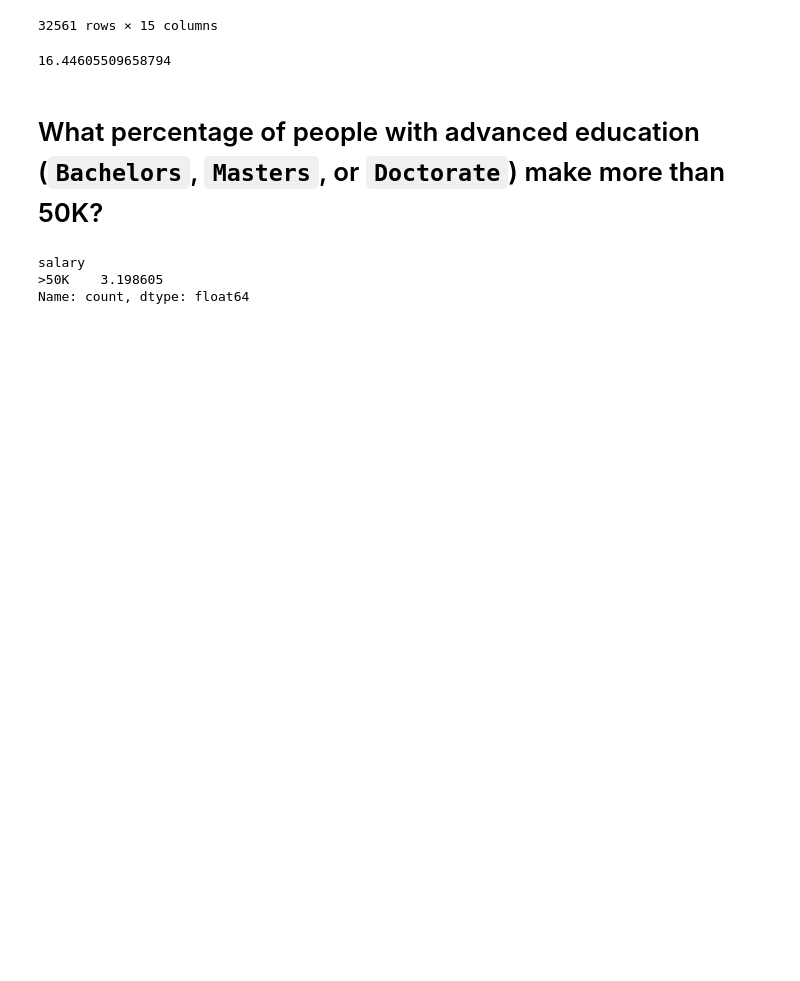
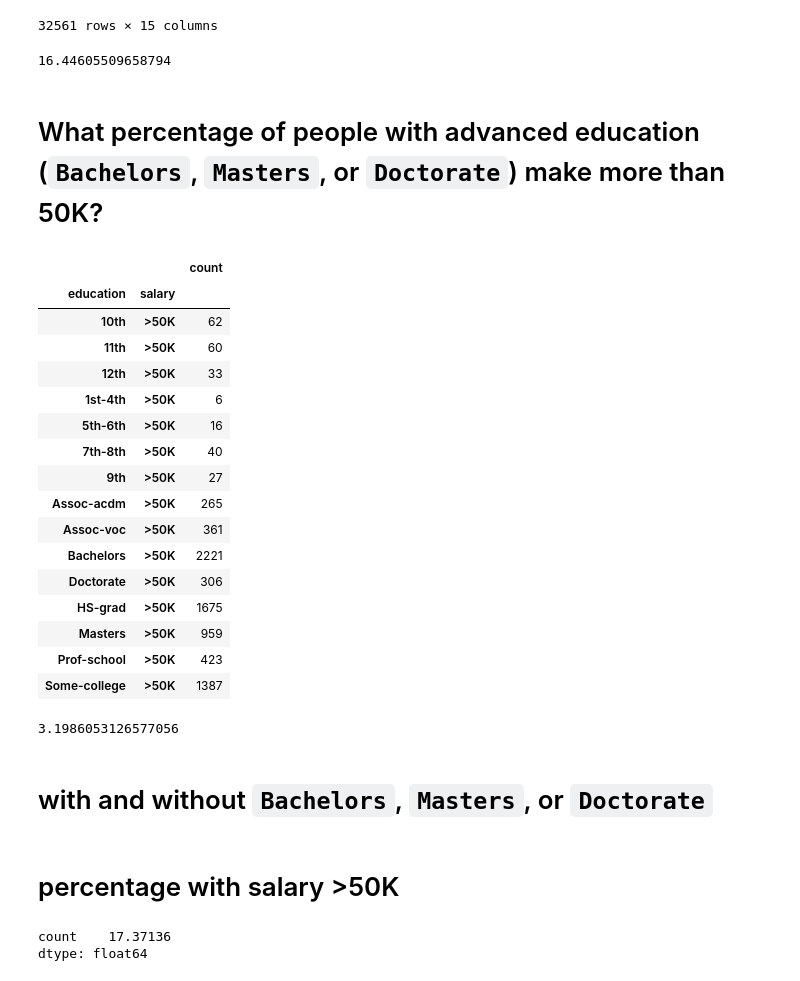
Before and after one commit to zach850/DataAnalystProjects, a Jupyter notebook: Python_Projects/demographic_data/demographic_analyzer.ipynb, the cells around one changed output. Saved outputs shown, nothing was run; the diff lists cells and outputs as text; code cells hidden in the pictures; blank space fills up the shorter version.

```diff
--- a/Python_Projects/demographic_data/demographic_analyzer.ipynb
+++ b/Python_Projects/demographic_data/demographic_analyzer.ipynb
@@ -76,15 +76,41 @@ bachelors_percentage
 16.44605509658794
 # %% [markdown]
 # What percentage of people with advanced education (`Bachelors`, `Masters`, or `Doctorate`) make more than 50K?
+# %%
+education_salary_df = pd.DataFrame(df.groupby(df['education'])['salary'].value_counts())
+education_salary_df = education_salary_df.rename(columns={"salary": "counts"})
+high_salary_df = education_salary_df.loc[(slice(None), '>50K'), :]
+high_salary_df
+# %% [output]
+|  |  | count |
+| education | salary |  |
+| 10th | >50K | 62 |
+| 11th | >50K | 60 |
+| 12th | >50K | 33 |
+| 1st-4th | >50K | 6 |
+| 5th-6th | >50K | 16 |
+| 7th-8th | >50K | 40 |
+| 9th | >50K | 27 |
+| Assoc-acdm | >50K | 265 |
+| Assoc-voc | >50K | 361 |
+| Bachelors | >50K | 2221 |
+| Doctorate | >50K | 306 |
+| HS-grad | >50K | 1675 |
+| Masters | >50K | 959 |
+| Prof-school | >50K | 423 |
+| Some-college | >50K | 1387 |
 # %%
 df4 = df[df['education-num'] >= 13].sum()
 
 total = df[['education', 'salary']] \
-    .query('salary == ">50K" & education == ["Bachelors", "Masters", "Doctorate" ]')
+    .query('salary == ">50K" & education == ["Bachelors", "Masters", "Doctorate" ]') \
+    .value_counts() \
+    .sum()
 
-percent = total['salary'].value_counts() /  df4['education-num'] *100
+
+percent = (total /  df4['education-num']) * 100
 percent
 # %% [output]
-salary
->50K    3.198605
-Name: count, dtype: float64
+3.1986053126577056
+# %% [markdown]
+ # with and without `Bachelors`, `Masters`, or `Doctorate`
@@ -90,0 +120,11 @@ Name: count, dtype: float64
+# %% [markdown]
+   # percentage with salary >50K
+# %%
+high_education_rich_count = high_salary_df.loc[['Bachelors', 'Masters', 'Doctorate']].sum()
+lower_education_rich_count = high_salary_df.sum() - high_education_rich_count
+
+higher_ed_rich_percent = (high_education_rich_count / higher_education) * 100
+lower_ed_rich_percent = (lower_education_rich_count / lower_education) * 100
+# %% [output]
+count    17.37136
+dtype: float64
```
Also changed, not shown: parts of 3 cells of this notebook, 1 other file.
